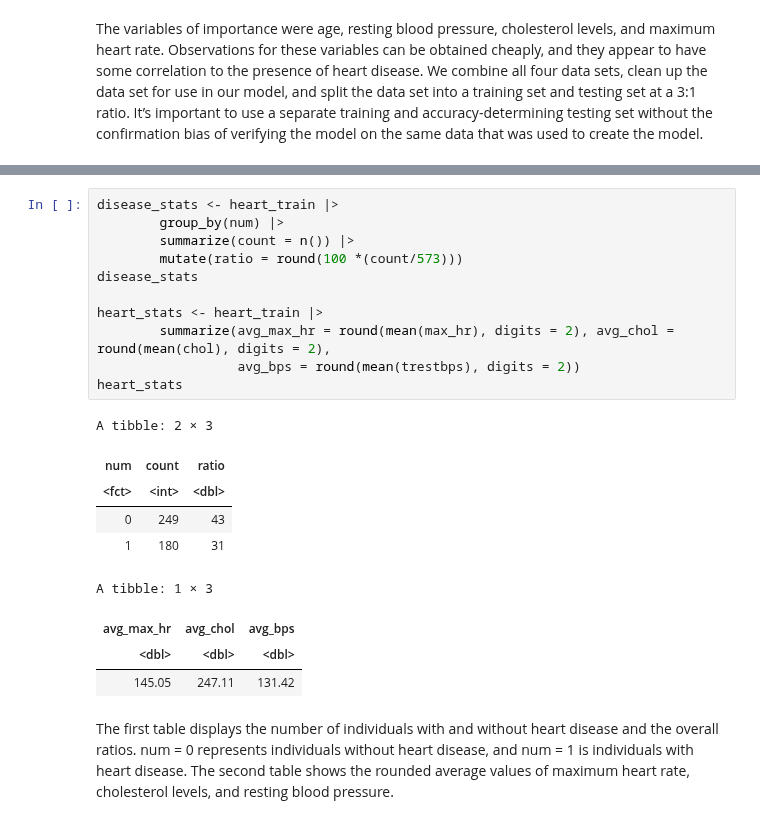
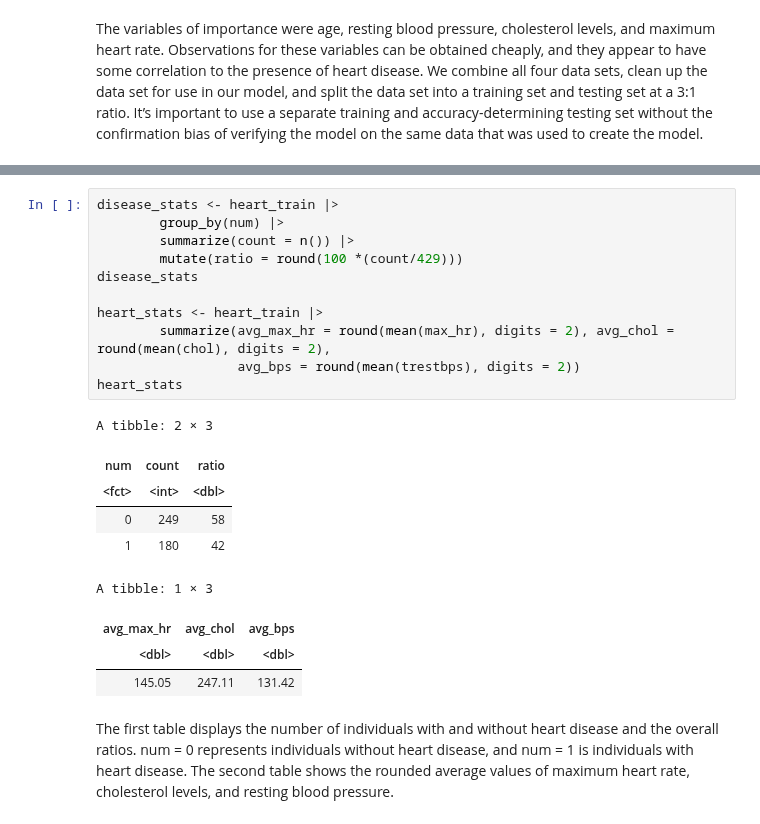
Before and after one commit to xonew/DSCI-100-002-Group-26, a Jupyter notebook: project_submission.ipynb, the cells around one changed output, grey strips where cells are left out. Drawn from its saved outputs; the diff is of its cells as text.

```diff
--- a/project_submission.ipynb
+++ b/project_submission.ipynb
@@ -80,20 +80,20 @@ A tibble: 6 × 14
 # %%
 disease_stats <- heart_train |>
         group_by(num) |>
         summarize(count = n()) |>
-        mutate(ratio = round(100 *(count/573)))
+        mutate(ratio = round(100 *(count/429)))
 disease_stats
 
 heart_stats <- heart_train |>
         summarize(avg_max_hr = round(mean(max_hr), digits = 2), avg_chol = round(mean(chol), digits = 2),
                   avg_bps = round(mean(trestbps), digits = 2))
 heart_stats
 # %% [output]
 A tibble: 2 × 3
 | num | count | ratio |
 | <fct> | <int> | <dbl> |
-| 0 | 249 | 43 |
-| 1 | 180 | 31 |
+| 0 | 249 | 58 |
+| 1 | 180 | 42 |
 A tibble: 1 × 3
 | avg_max_hr | avg_chol | avg_bps |
 | <dbl> | <dbl> | <dbl> |
```
